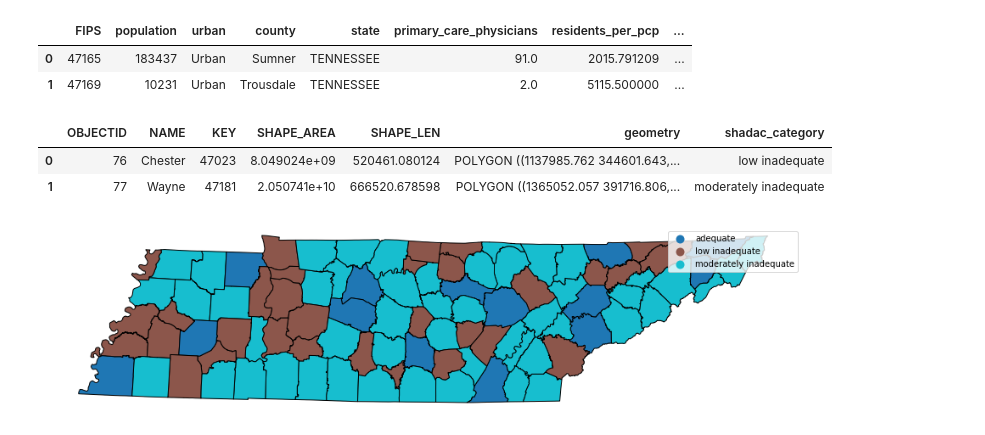
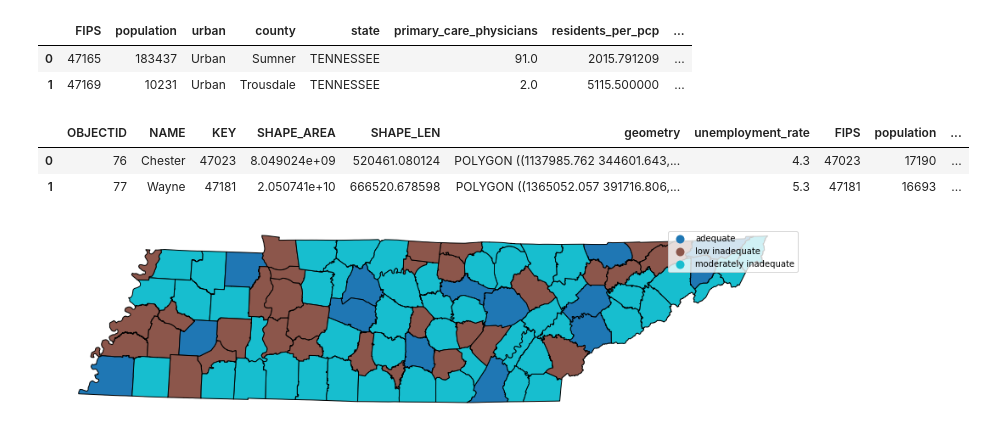
Before and after one commit to ludermln/data-science-essentials-4, a Jupyter notebook: notebooks/Week_2_3_4_tasks.ipynb, the cells around one changed output. Cells and saved outputs as stored; diff of their text form; code cells hidden in the pictures.

```diff
--- a/notebooks/Week_2_3_4_tasks.ipynb
+++ b/notebooks/Week_2_3_4_tasks.ipynb
@@ -539,0 +561,3 @@ physicians.head()
+# %%
+physicians['pcp_per_100k'] = physicians['primary_care_physicians'] / physicians['population'] * 100000
+physicians.head(2)
@@ -628,12 +629,12 @@ physicians.head(2)
 | 1 | 47169 | 10231 | Urban | Trousdale | TENNESSEE | 2.0 | 5115.500000 | ... |
 # %%
 counties = pd.merge(left = counties,
-         right = physicians.rename(columns = {'county': 'NAME'})[['NAME', 'shadac_category']])
+         right = physicians.rename(columns = {'county': 'NAME'}))
 counties.head(2)
 # %% [output]
-|  | OBJECTID | NAME | KEY | SHAPE_AREA | SHAPE_LEN | geometry | shadac_category |
-| 0 | 76 | Chester | 47023 | 8.049024e+09 | 520461.080124 | POLYGON ((1137985.762 344601.643,... | low inadequate |
-| 1 | 77 | Wayne | 47181 | 2.050741e+10 | 666520.678598 | POLYGON ((1365052.057 391716.806,... | moderately inadequate |
+|  | OBJECTID | NAME | KEY | SHAPE_AREA | SHAPE_LEN | geometry | unemployment_rate | FIPS | population | ... |
+| 0 | 76 | Chester | 47023 | 8.049024e+09 | 520461.080124 | POLYGON ((1137985.762 344601.643,... | 4.3 | 47023 | 17190 | ... |
+| 1 | 77 | Wayne | 47181 | 2.050741e+10 | 666520.678598 | POLYGON ((1365052.057 391716.806,... | 5.3 | 47181 | 16693 | ... |
 # %%
 fig, ax = plt.subplots(figsize=(16,4))
 counties.plot(column = 'shadac_category',
```
Also changed, not shown: parts of 22 cells of this notebook.
